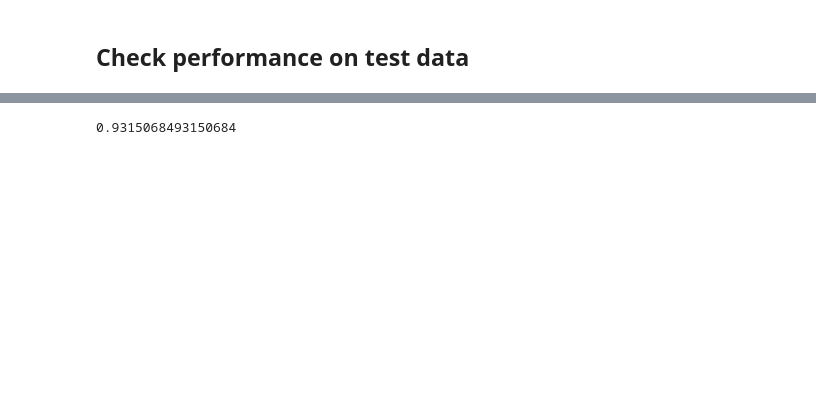
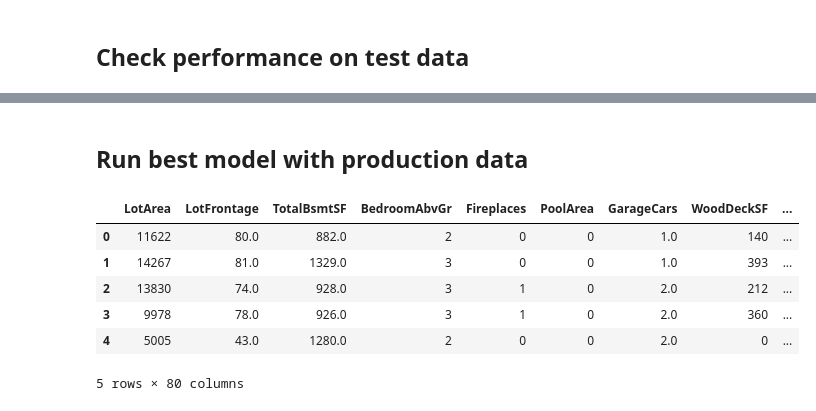
Before and after one commit to silandkyan/superml_housing, a Jupyter notebook: i5_model_selection.ipynb, the cells around one changed output, grey strips where cells are left out. Cells and saved outputs as stored; diff of their text form; code cells hidden in the pictures; blank space fills up the shorter version.

Commit message:
improved model testing

```diff
--- a/i5_model_selection.ipynb
+++ b/i5_model_selection.ipynb
@@ -341,4 +430,0 @@ accuracy_test
-# %%
-best_estimator.score(X_test, y_test)
-# %% [output]
-0.9315068493150684
@@ -344,0 +433,14 @@ best_estimator.score(X_test, y_test)
+# %% [markdown]
+## Run best model with production data
+# %%
+# load production/comp data
+comp = pd.read_csv('./data/test-housing-classification.csv')
+comp.head()
+# %% [output]
+|  | LotArea | LotFrontage | TotalBsmtSF | BedroomAbvGr | Fireplaces | PoolArea | GarageCars | WoodDeckSF | ... |
+| 0 | 11622 | 80.0 | 882.0 | 2 | 0 | 0 | 1.0 | 140 | ... |
+| 1 | 14267 | 81.0 | 1329.0 | 3 | 0 | 0 | 1.0 | 393 | ... |
+| 2 | 13830 | 74.0 | 928.0 | 3 | 1 | 0 | 2.0 | 212 | ... |
+| 3 | 9978 | 78.0 | 926.0 | 3 | 1 | 0 | 2.0 | 360 | ... |
+| 4 | 5005 | 43.0 | 1280.0 | 2 | 0 | 0 | 2.0 | 0 | ... |
+5 rows × 80 columns
```
Also changed, not shown: parts of 27 cells of this notebook, 8 other files.
